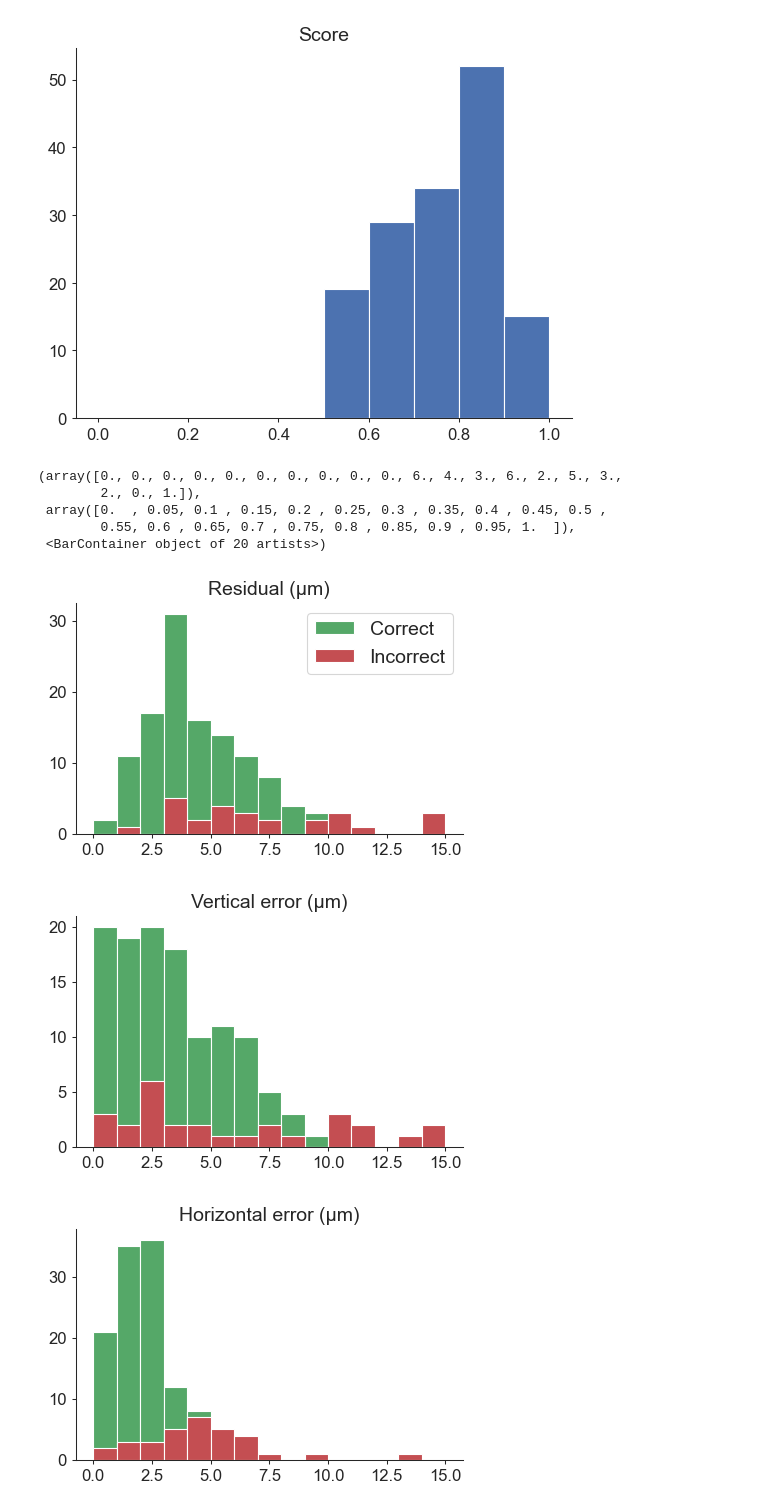
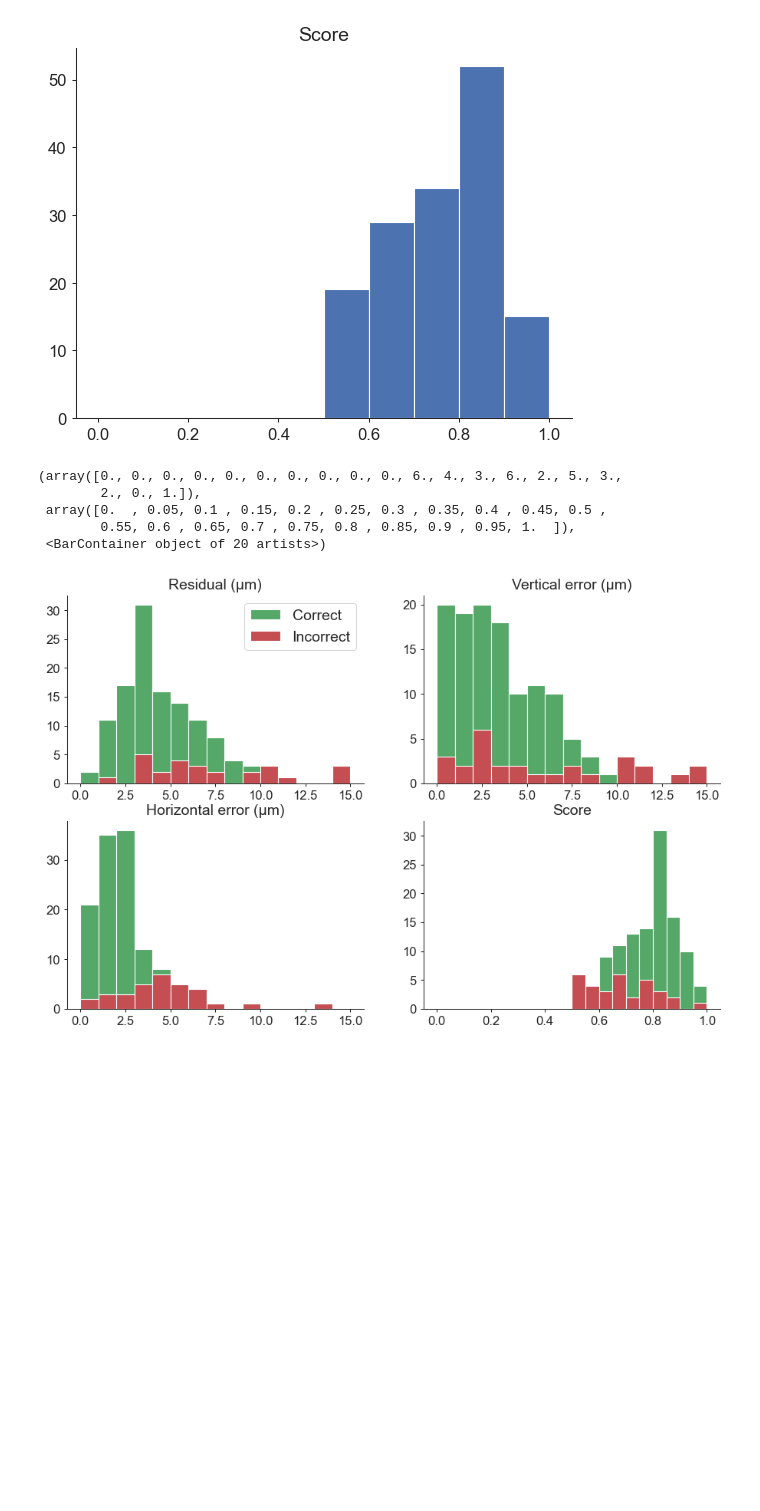
Before and after one commit to AllenInstitute/allen_v1dd, a Jupyter notebook: chase/analysis_notebooks/2023-05-03_affine-coreg.ipynb, the cells around one changed output. Drawn from its saved outputs; the diff is of its cells as text; code cells hidden in the pictures; blank space fills up the shorter version.

```diff
--- a/chase/analysis_notebooks/2023-05-03_affine-coreg.ipynb
+++ b/chase/analysis_notebooks/2023-05-03_affine-coreg.ipynb
@@ -479,33 +479,33 @@ Text(0.5, 1.0, 'Score')
 # %%
 bins = np.arange(0, 16)
 
-plt.figure(figsize=(5, 3))
-plt.title("Residual (µm)")
-plt.hist(df.err[df.correct], color="g", bins=bins, label="Correct")
-plt.hist(df.err[~df.correct], color="r", bins=bins, label="Incorrect")
-plt.legend(fontsize=14)
+fig, axs = plt.subplots(figsize=(11, 7), nrows=2, ncols=2)
 
-plt.figure(figsize=(5, 3))
-plt.title("Vertical error (µm)")
-plt.hist(df.err_vert[df.correct], color="g", bins=bins)
-plt.hist(df.err_vert[~df.correct], color="r", bins=bins)
+ax = axs[0, 0]
+ax.set_title("Residual (µm)")
+ax.hist(df.err[df.correct], color="g", bins=bins, label="Correct")
+ax.hist(df.err[~df.correct], color="r", bins=bins, label="Incorrect")
+ax.legend(fontsize=14)
 
-plt.figure(figsize=(5, 3))
-plt.title("Horizontal error (µm)")
-plt.hist(df.err_horiz[df.correct], color="g", bins=bins)
-plt.hist(df.err_horiz[~df.correct], color="r", bins=bins)
+ax = axs[0, 1]
+ax.set_title("Vertical error (µm)")
+ax.hist(df.err_vert[df.correct], color="g", bins=bins)
+ax.hist(df.err_vert[~df.correct], color="r", bins=bins)
 
-plt.figure(figsize=(5, 3))
-plt.title("Score (µm)")
+ax = axs[1, 0]
+ax.set_title("Horizontal error (µm)")
+ax.hist(df.err_horiz[df.correct], color="g", bins=bins)
+ax.hist(df.err_horiz[~df.correct], color="r", bins=bins)
+
+ax = axs[1, 1]
+ax.set_title("Score")
 bins = np.arange(0, 1.05, 0.05)
-plt.hist(df.score[df.correct], color="g", bins=bins)
-plt.hist(df.score[~df.correct], color="r", bins=bins)
+ax.hist(df.score[df.correct], color="g", bins=bins)
+ax.hist(df.score[~df.correct], color="r", bins=bins)
 # %% [output]
 (array([0., 0., 0., 0., 0., 0., 0., 0., 0., 0., 6., 4., 3., 6., 2., 5., 3.,
         2., 0., 1.]),
  array([0.  , 0.05, 0.1 , 0.15, 0.2 , 0.25, 0.3 , 0.35, 0.4 , 0.45, 0.5 ,
         0.55, 0.6 , 0.65, 0.7 , 0.75, 0.8 , 0.85, 0.9 , 0.95, 1.  ]),
  <BarContainer object of 20 artists>)
-[figure, old version]
+[figure, new version]
-[figure, removed]
-[figure, removed]
```
Also changed, not shown: parts of 1 cell of this notebook.
